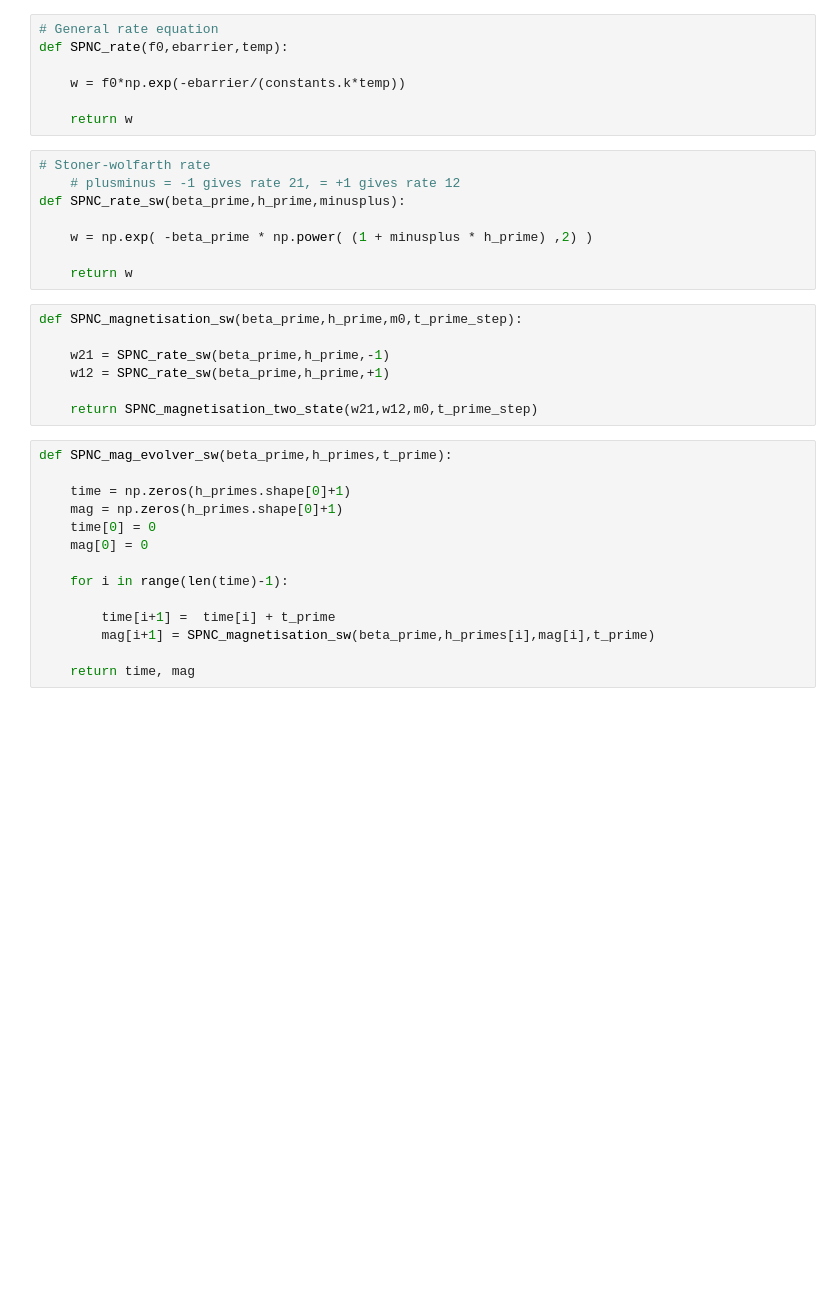
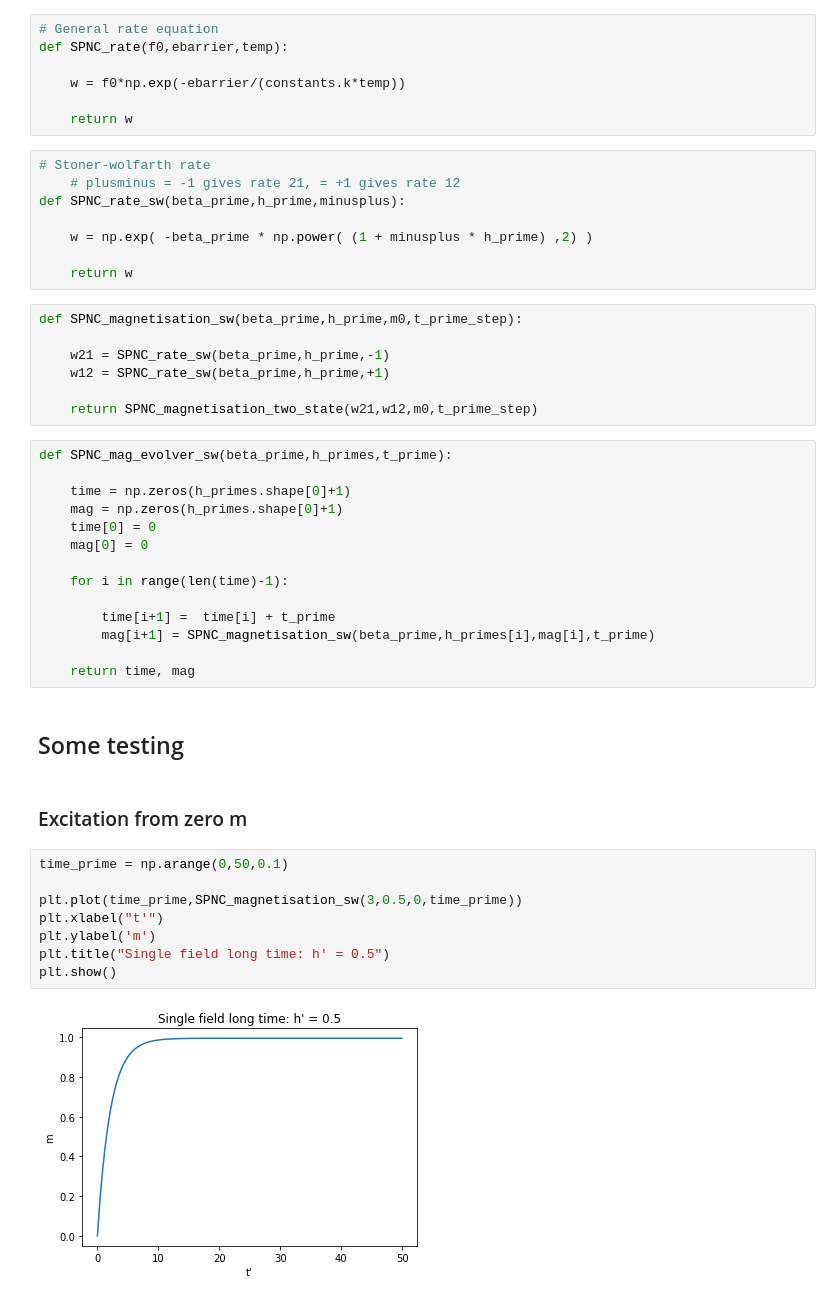
Before and after one commit to spintronic-computing-group/spnc, a Jupyter notebook: notebooks/SPNC_dev_and_testing/SPNC_dev_and_testing.ipynb, the cells around one changed output. Drawn from its saved outputs; the diff is of its cells as text; blank space fills up the shorter version.

Commit message:
Add a lot of testing of the magnetic response
- No learning yet

```diff
--- a/notebooks/SPNC_dev_and_testing/SPNC_dev_and_testing.ipynb
+++ b/notebooks/SPNC_dev_and_testing/SPNC_dev_and_testing.ipynb
@@ -50,3 +56,17 @@ def SPNC_mag_evolver_sw(beta_prime,h_primes,t_prime):
         mag[i+1] = SPNC_magnetisation_sw(beta_prime,h_primes[i],mag[i],t_prime)
 
     return time, mag
+# %% [markdown]
+## Some testing
+# %% [markdown]
+### Excitation from zero m
+# %%
+time_prime = np.arange(0,50,0.1)
+
+plt.plot(time_prime,SPNC_magnetisation_sw(3,0.5,0,time_prime))
+plt.xlabel("t'")
+plt.ylabel('m')
+plt.title("Single field long time: h' = 0.5")
+plt.show()
+# %% [output]
+[figure, added]
```
Also changed, not shown: parts of 29 cells of this notebook, 1 other file.
